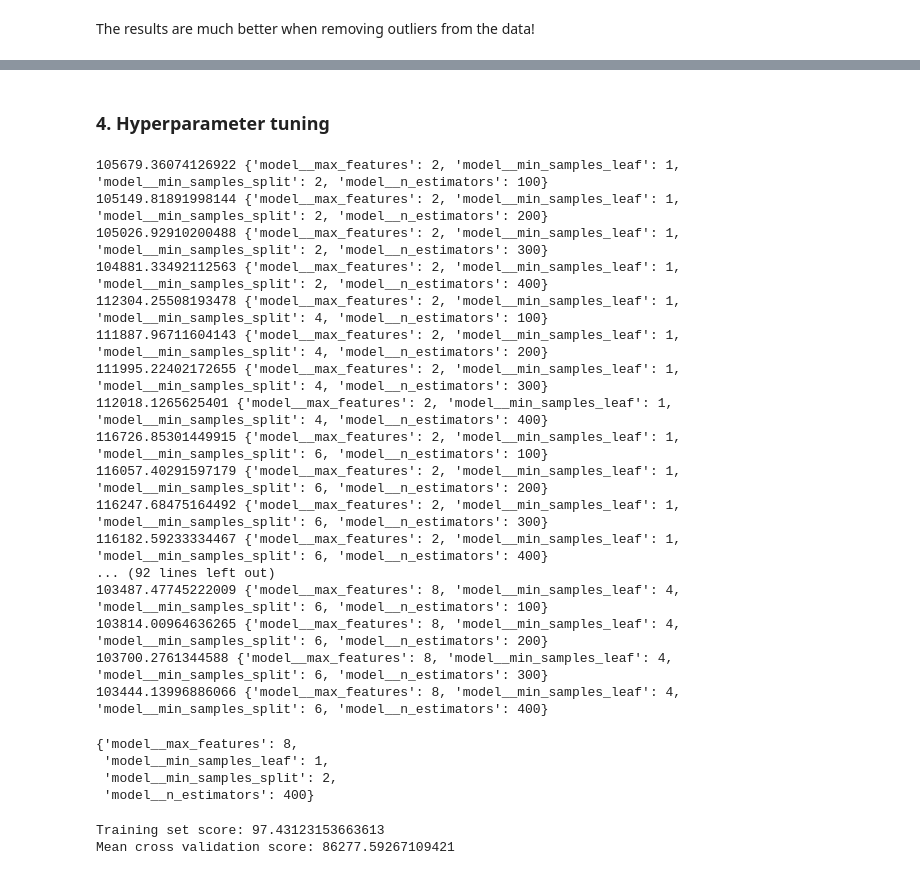
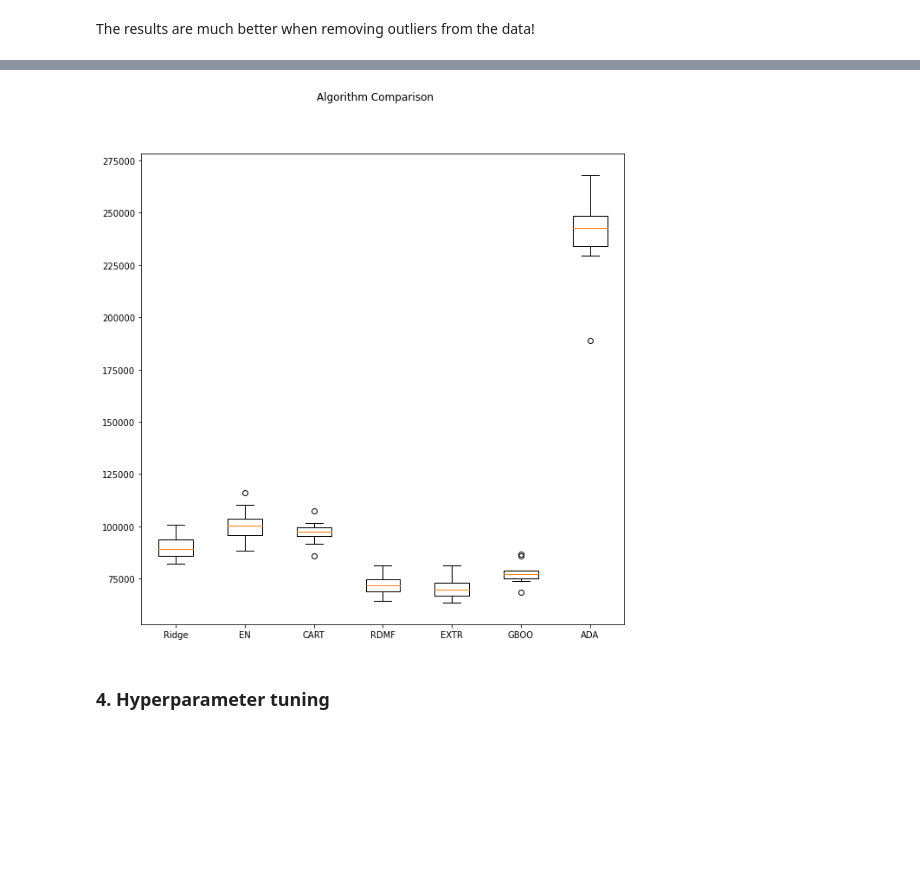
Before and after one commit to LazyEval/housing-prices-firenze, a Jupyter notebook: notebooks/3.5-LazyEval-modeling-outliers.ipynb, the cells around one changed output, grey strips where cells are left out. Cells and saved outputs as stored; diff of their text form; code cells hidden in the pictures; blank space fills up the shorter version.

Commit message:
Add algorithm comparison.

```diff
--- a/notebooks/3.5-LazyEval-modeling-outliers.ipynb
+++ b/notebooks/3.5-LazyEval-modeling-outliers.ipynb
@@ -254,2 +239,38 @@ Mean cross validation score: 239306.44272788297
 # %% [markdown]
 The results are much better when removing outliers from the data!
+# %%
+# Test Options and Evaluation Metrics
+num_folds = 10
+scoring = "neg_mean_absolute_error"
+
+# Spot Check Algorithms
+models = []
+models.append(('Ridge', Ridge()))
+models.append(('EN', ElasticNet()))
+models.append(('CART', DecisionTreeRegressor()))
+models.append(('RDMF', RandomForestRegressor(random_state=0)))
+models.append(('EXTR', ExtraTreesRegressor(random_state=0)))
+models.append(('GBOO', GradientBoostingRegressor(random_state=0)))
+models.append(('ADA', AdaBoostRegressor(random_state=0)))
+
+train_results = []
+test_results = []
+names = []
+for name, model in models:
+    #kfold = KFold(n_splits=num_folds, random_state=seed)
+    pipe = Pipeline([
+        ('preprocessing', preprocessing_pipeline),
+        ('model', model)
+    ])
+    # Train score
+    pipe.fit(X_train, y_train)
+    y_train_pred = pipe.predict(X_train)
+    train_res = mean_absolute_error(y_train, y_train_pred)
+    train_results.append(train_res)
+
+    # Test score
+    cv_results = cross_val_score(pipe, X_train, y_train, scoring=scoring, cv=num_folds)
+    test_results.append(-cv_results)
+    names.append(name)
+    msg = "%s: %f (%f)" %(name, np.mean(-cv_results),   np.std(-cv_results))
+    print(msg)
@@ -256,3 +285,14 @@ The results are much better when removing outliers from the data!
+# %%
+# Compare Algorithms
+fig = plt.figure(figsize=(10, 10))
+fig.suptitle('Algorithm Comparison')
+ax = fig.add_subplot(111)
+plt.boxplot(test_results)
+#plt.scatter(x=names[:-1], y=train_results[:-1])
+ax.set_xticklabels(names)
+plt.show()
+# %% [output]
+[figure, added]
 # %% [markdown]
 ### 4. Hyperparameter tuning
 # %%
@@ -313,31 +353,8 @@ grid_search.fit(X_train, y_train)
 cvres = grid_search.cv_results_
 for mean_score, params in zip(cvres["mean_test_score"], cvres["params"]):
     print(-mean_score, params)
-# %% [output]
-105679.36074126922 {'model__max_features': 2, 'model__min_samples_leaf': 1, 'model__min_samples_split': 2, 'model__n_estimators': 100}
-105149.81891998144 {'model__max_features': 2, 'model__min_samples_leaf': 1, 'model__min_samples_split': 2, 'model__n_estimators': 200}
-105026.92910200488 {'model__max_features': 2, 'model__min_samples_leaf': 1, 'model__min_samples_split': 2, 'model__n_estimators': 300}
-104881.33492112563 {'model__max_features': 2, 'model__min_samples_leaf': 1, 'model__min_samples_split': 2, 'model__n_estimators': 400}
-112304.25508193478 {'model__max_features': 2, 'model__min_samples_leaf': 1, 'model__min_samples_split': 4, 'model__n_estimators': 100}
-111887.96711604143 {'model__max_features': 2, 'model__min_samples_leaf': 1, 'model__min_samples_split': 4, 'model__n_estimators': 200}
-111995.22402172655 {'model__max_features': 2, 'model__min_samples_leaf': 1, 'model__min_samples_split': 4, 'model__n_estimators': 300}
-112018.1265625401 {'model__max_features': 2, 'model__min_samples_leaf': 1, 'model__min_samples_split': 4, 'model__n_estimators': 400}
-116726.85301449915 {'model__max_features': 2, 'model__min_samples_leaf': 1, 'model__min_samples_split': 6, 'model__n_estimators': 100}
-116057.40291597179 {'model__max_features': 2, 'model__min_samples_leaf': 1, 'model__min_samples_split': 6, 'model__n_estimators': 200}
-116247.68475164492 {'model__max_features': 2, 'model__min_samples_leaf': 1, 'model__min_samples_split': 6, 'model__n_estimators': 300}
-116182.59233334467 {'model__max_features': 2, 'model__min_samples_leaf': 1, 'model__min_samples_split': 6, 'model__n_estimators': 400}
-... (92 lines left out)
-103487.47745222009 {'model__max_features': 8, 'model__min_samples_leaf': 4, 'model__min_samples_split': 6, 'model__n_estimators': 100}
-103814.00964636265 {'model__max_features': 8, 'model__min_samples_leaf': 4, 'model__min_samples_split': 6, 'model__n_estimators': 200}
-103700.2761344588 {'model__max_features': 8, 'model__min_samples_leaf': 4, 'model__min_samples_split': 6, 'model__n_estimators': 300}
-103444.13996886066 {'model__max_features': 8, 'model__min_samples_leaf': 4, 'model__min_samples_split': 6, 'model__n_estimators': 400}
 # %%
 grid_search.best_params_
-# %% [output]
-{'model__max_features': 8,
- 'model__min_samples_leaf': 1,
- 'model__min_samples_split': 2,
- 'model__n_estimators': 400}
 # %%
 pipe = grid_search.best_estimator_
 
@@ -350,6 +367,3 @@ print('Training set score: {}'.format(mean_absolute_error(y_train, y_train_pred)
 # Cross validation score
 scores = cross_val_score(pipe, X_train, y_train, scoring='neg_mean_absolute_error', cv=10)
 print('Mean cross validation score: {}'.format(np.mean(-scores)))
-# %% [output]
-Training set score: 97.43123153663613
-Mean cross validation score: 86277.59267109421
```
Also changed, not shown: parts of 7 cells of this notebook.
